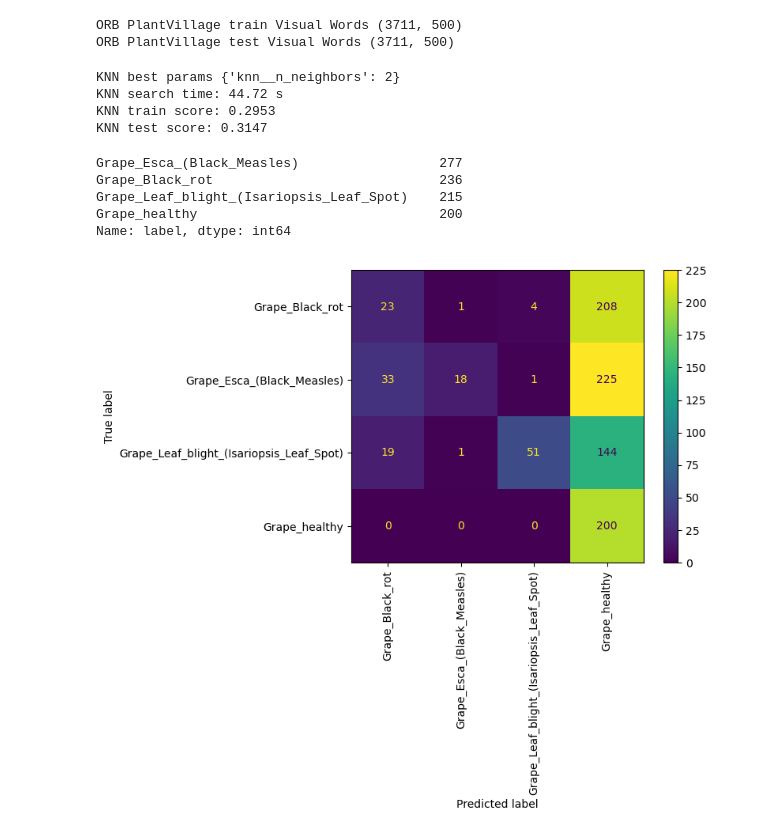
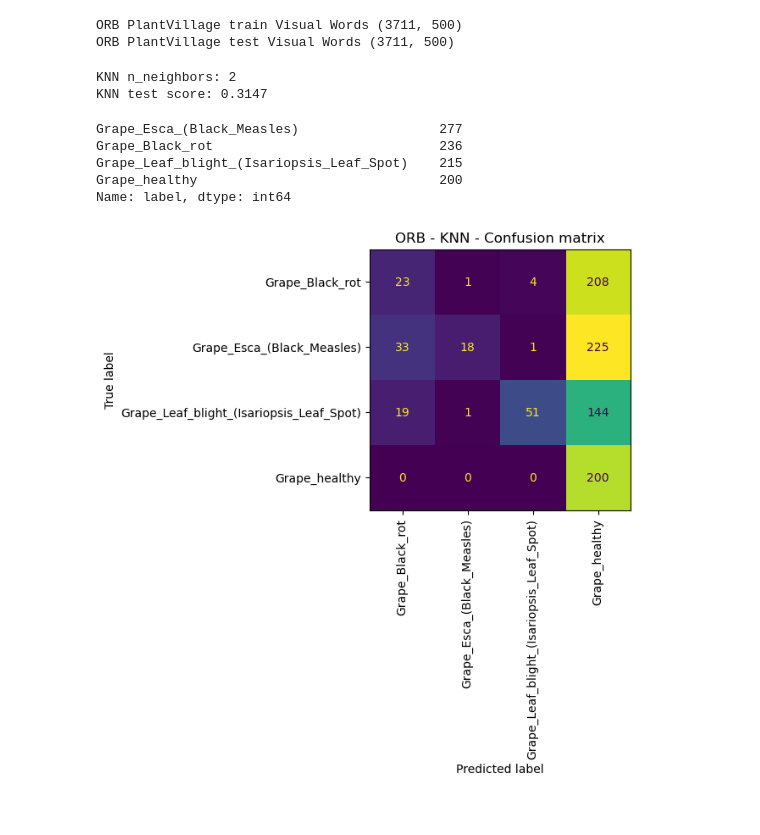
Before and after one commit to jfgagnon00/PlantVillage, a Jupyter notebook: 06 - Training.ipynb, the cells around one changed output. Saved outputs shown, nothing was run; the diff lists cells and outputs as text; code cells hidden in the pictures.

```diff
--- a/06 - Training.ipynb
+++ b/06 - Training.ipynb
@@ -107,48 +110,73 @@ ORB PlantVillage test Visual Words (3711, 500)
 #
 # KNN
 #
-CROSS_VALIDATION_FOLDS = 5
 
-knn_pipe = Pipeline([("scaler", StandardScaler()),
-                     ("knn", KNeighborsClassifier())])
-
-knn_pipe_parameters = {"knn__n_neighbors": range(1, 5)}
-
-knn_search = GridSearchCV(knn_pipe,
-                          knn_pipe_parameters,
-                          scoring="accuracy",
-                          refit=True,
-                          cv=CROSS_VALIDATION_FOLDS)
+knn_model_filename = "models/knn_orb.pkl"
 
 with warnings.catch_warnings():
     warnings.simplefilter(action='ignore', category=FutureWarning)
 
-    with hlp.Profile() as knn_search_time:
-        knn_search.fit(orb_train_x, train_y)
+    if os.path.exists(knn_model_filename):
+        # charger le modele pre-entrainer
+        with open(knn_model_filename, "rb") as file:
+            knn_pipe = pickle.load(file)
 
-    knn_pipe = knn_search.best_estimator_
-    test_y_hat = knn_pipe.predict(orb_test_x)
+        test_y_hat = knn_pipe.predict(orb_test_x)
 
-    print("KNN best params", knn_search.best_params_)
-    print("KNN search time:", knn_search_time.round_duration(), "s")
-    print("KNN train score:", knn_search.best_score_.round(4))
-    print("KNN test score:", accuracy_score(test_y, test_y_hat).round(4))
+        print("KNN n_neighbors:", knn_pipe.named_steps["knn"].n_neighbors)
+        print("KNN test score:", accuracy_score(test_y, test_y_hat).round(4))
+    else:
+        CROSS_VALIDATION_FOLDS = 5
+
+        knn_pipe = Pipeline([("scaler", StandardScaler()),
+                             ("knn", KNeighborsClassifier())])
+
+        knn_pipe_parameters = {"knn__n_neighbors": range(1, 5)}
+
+        knn_search = GridSearchCV(knn_pipe,
+                                  knn_pipe_parameters,
+                                  scoring="accuracy",
+                                  refit=True,
+                                  cv=CROSS_VALIDATION_FOLDS)
+
+        with hlp.Profile() as knn_search_time:
+            knn_search.fit(orb_train_x, train_y)
+
+        knn_pipe = knn_search.best_estimator_
+        test_y_hat = knn_pipe.predict(orb_test_x)
+
+        print("KNN best params", knn_search.best_params_)
+        print("KNN search time:", knn_search_time.round_duration(), "s")
+        print("KNN train score:", knn_search.best_score_.round(4))
+        print("KNN n_neighbors:", knn_pipe.named_steps["knn"].n_neighbors)
+        print("KNN test score:", accuracy_score(test_y, test_y_hat).round(4))
+
+        # sauvegarde du meilleur modele knn
+        head, _ = os.path.split(knn_model_filename)
+        os.makedirs(head, exist_ok=True)
+        with open(knn_model_filename, "wb") as file:
+            pickle.dump(knn_pipe, file)
 # %% [output]
-KNN best params {'knn__n_neighbors': 2}
-KNN search time: 44.72 s
-KNN train score: 0.2953
+KNN n_neighbors: 2
 KNN test score: 0.3147
 # %%
 print( test_y.value_counts() )
+
+plt.figure(figsize=(5, 4))
+
 cm = confusion_matrix(test_y, test_y_hat)
-cm = ConfusionMatrixDisplay(cm, display_labels=knn_pipe.classes_)
-cm.plot()
+cmd = ConfusionMatrixDisplay(cm,
+                            display_labels=knn_pipe.classes_)
+cmd.plot(ax=plt.gca())
+cmd.im_.colorbar.remove()
+
+plt.title("ORB - KNN - Confusion matrix")
 plt.xticks(rotation=90)
 plt.show()
 # %% [output]
 Grape_Esca_(Black_Measles)                  277
 Grape_Black_rot                             236
 Grape_Leaf_blight_(Isariopsis_Leaf_Spot)    215
 Grape_healthy                               200
 Name: label, dtype: int64
-[figure, old version]
+[figure, new version]
```
Also changed, not shown: parts of 1 cell of this notebook, 1 other file.
